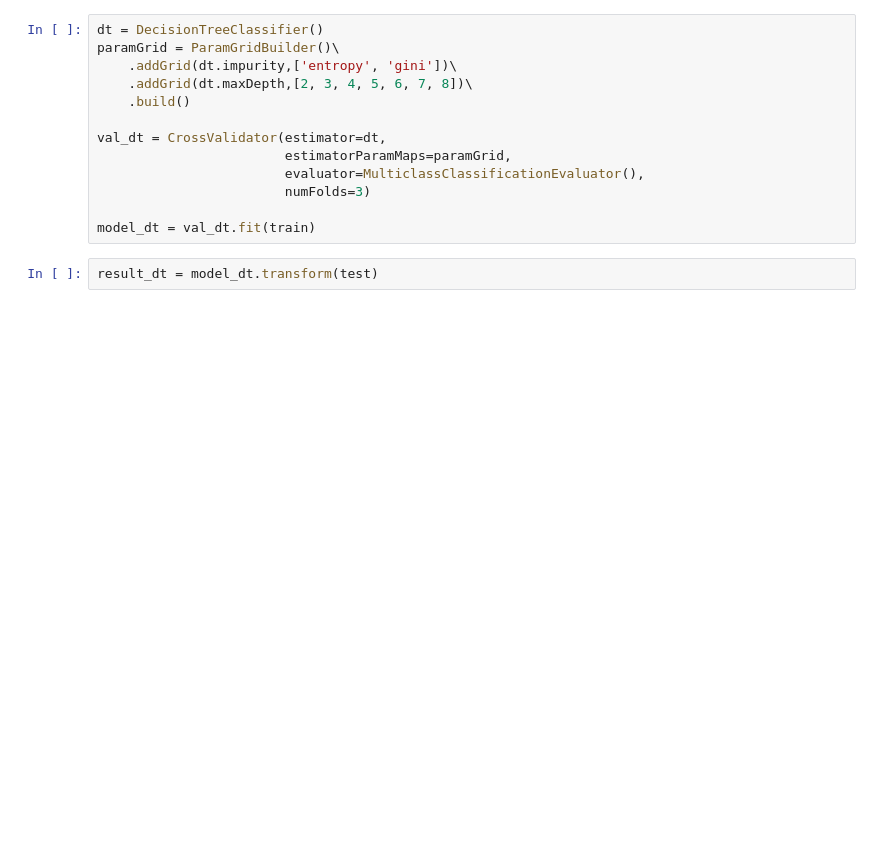
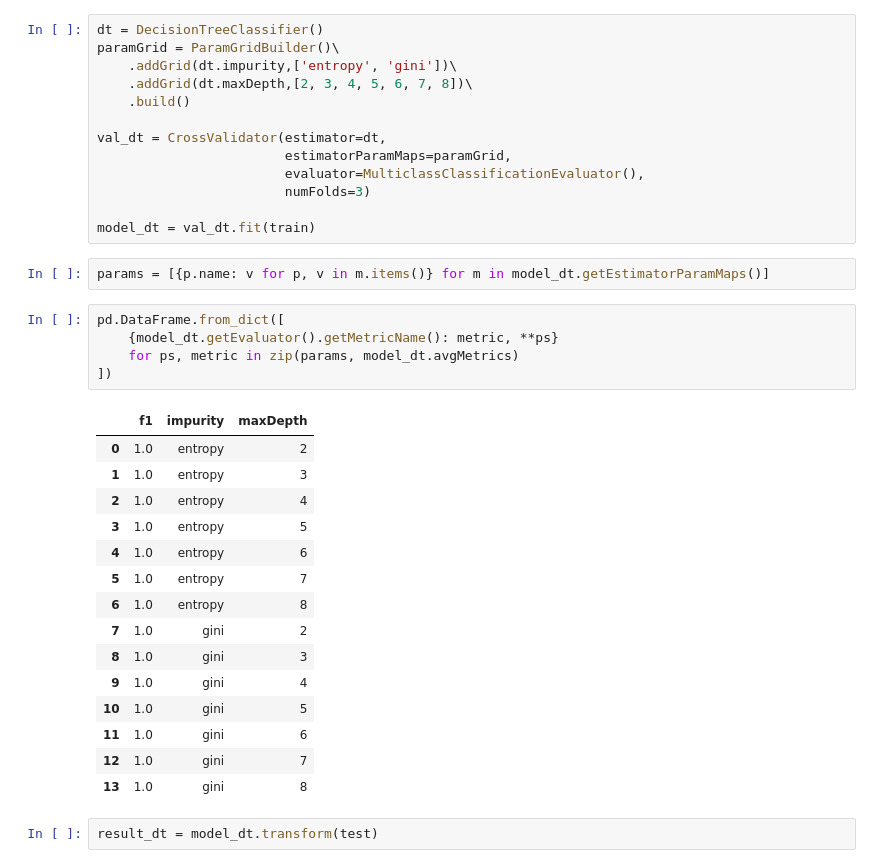
Before and after one commit to middlebergm/Sparkify, a Jupyter notebook: Sparkify.ipynb, the cells around one changed output. Drawn from its saved outputs; the diff is of its cells as text; blank space fills up the shorter version.

```diff
--- a/Sparkify.ipynb
+++ b/Sparkify.ipynb
@@ -303,6 +314,29 @@ val_dt = CrossValidator(estimator=dt,
                         numFolds=3)
 
 model_dt = val_dt.fit(train)
+# %%
+params = [{p.name: v for p, v in m.items()} for m in model_dt.getEstimatorParamMaps()]
+# %%
+pd.DataFrame.from_dict([
+    {model_dt.getEvaluator().getMetricName(): metric, **ps}
+    for ps, metric in zip(params, model_dt.avgMetrics)
+])
+# %% [output]
+|  | f1 | impurity | maxDepth |
+| 0 | 1.0 | entropy | 2 |
+| 1 | 1.0 | entropy | 3 |
+| 2 | 1.0 | entropy | 4 |
+| 3 | 1.0 | entropy | 5 |
+| 4 | 1.0 | entropy | 6 |
+| 5 | 1.0 | entropy | 7 |
+| 6 | 1.0 | entropy | 8 |
+| 7 | 1.0 | gini | 2 |
+| 8 | 1.0 | gini | 3 |
+| 9 | 1.0 | gini | 4 |
+| 10 | 1.0 | gini | 5 |
+| 11 | 1.0 | gini | 6 |
+| 12 | 1.0 | gini | 7 |
+| 13 | 1.0 | gini | 8 |
 # %%
 result_dt = model_dt.transform(test)
 # %%
```
Also changed, not shown: parts of 5 cells of this notebook.
